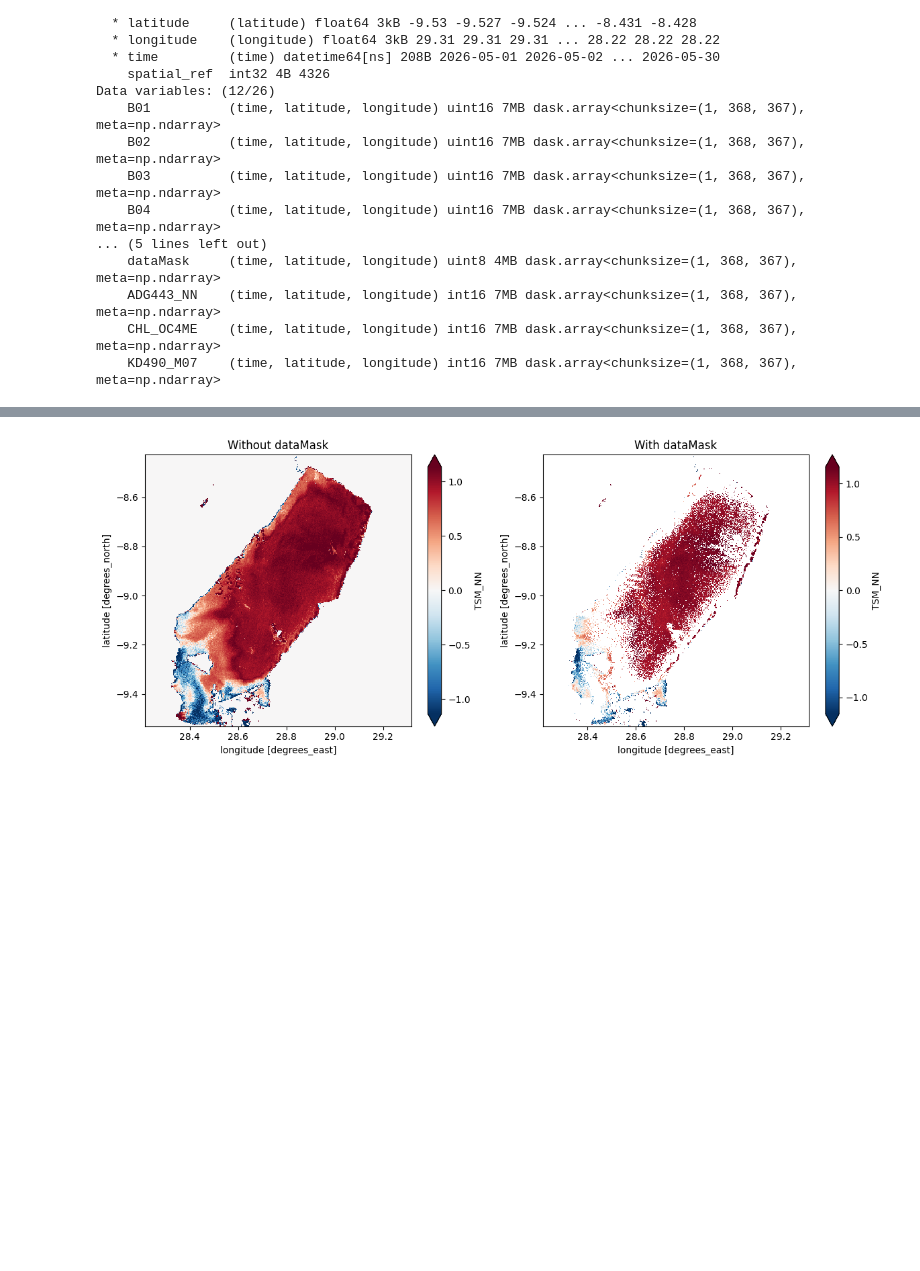
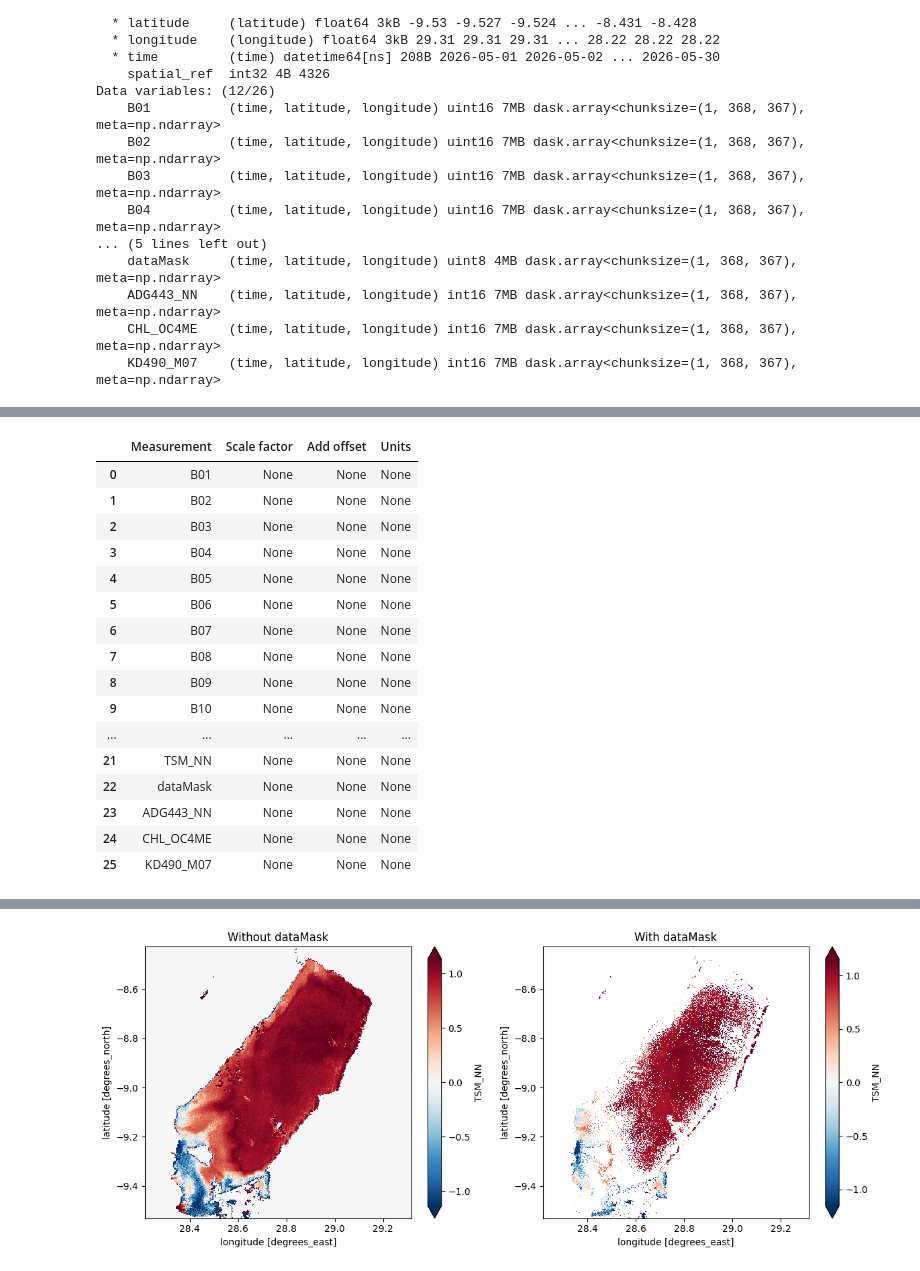
Before and after one commit to digitalearthafrica/deafrica-direct-access, a Jupyter notebook: Datasets/open-data-examples/Sentinel_3_Water/get-to-know-a-dataset.ipynb, the cells around one changed output, grey strips where cells are left out. Drawn from its saved outputs; the diff is of its cells as text; code cells hidden in the pictures; blank space fills up the shorter version.

Commit message:
update with metadata

```diff
--- a/Datasets/open-data-examples/Sentinel_3_Water/get-to-know-a-dataset.ipynb
+++ b/Datasets/open-data-examples/Sentinel_3_Water/get-to-know-a-dataset.ipynb
@@ -308,3 +316,24 @@ Data variables: (12/26)
+# %%
+url = ("https://explorer.digitalearth.africa/products/s3_slstr_l2_lst.odc-product.yaml")
+
+response = requests.get(url, timeout=30)
+response.raise_for_status()
+product = yaml.safe_load(response.text)
+
+# Attach product-level metadata
+ds_S3.attrs.update({
+    key: value
+    for key, value in product.items()
+    if key != "measurements"
+})
+
+# Attach metadata to every loaded measurement, matching names or aliases
+for measurement in product["measurements"]:
+    names = [measurement["name"], *measurement.get("aliases", [])]
+
+    for name in names:
+        if name in ds_S3.data_vars:
+            ds_S3[name].attrs.update(measurement)
 # %% [markdown]
 #### Applying Scale Factors and Offsets to Sentinel-3 OLCI Measurements
 
@@ -312,2 +353,34 @@ Many measurements in the Sentinel-3 OLCI Level-2 Water Full Resolution product a
+# %%
+metadata = pd.DataFrame(
+    [
+        {
+            "Measurement": measurement,
+            "Scale factor": ds_S3[measurement].attrs.get("scale_factor"),
+            "Add offset": ds_S3[measurement].attrs.get("add_offset"),
+            "Units": ds_S3[measurement].attrs.get("units"),
+        }
+        for measurement in ds_S3.data_vars
+    ]
+)
+
+metadata
+# %% [output]
+|  | Measurement | Scale factor | Add offset | Units |
+| 0 | B01 | None | None | None |
+| 1 | B02 | None | None | None |
+| 2 | B03 | None | None | None |
+| 3 | B04 | None | None | None |
+| 4 | B05 | None | None | None |
+| 5 | B06 | None | None | None |
+| 6 | B07 | None | None | None |
+| 7 | B08 | None | None | None |
+| 8 | B09 | None | None | None |
+| 9 | B10 | None | None | None |
+| ... | ... | ... | ... | ... |
+| 21 | TSM_NN | None | None | None |
+| 22 | dataMask | None | None | None |
+| 23 | ADG443_NN | None | None | None |
+| 24 | CHL_OC4ME | None | None | None |
+| 25 | KD490_M07 | None | None | None |
 # %% [markdown]
 #### Masking
```
Also changed, not shown: parts of 5 cells of this notebook.
